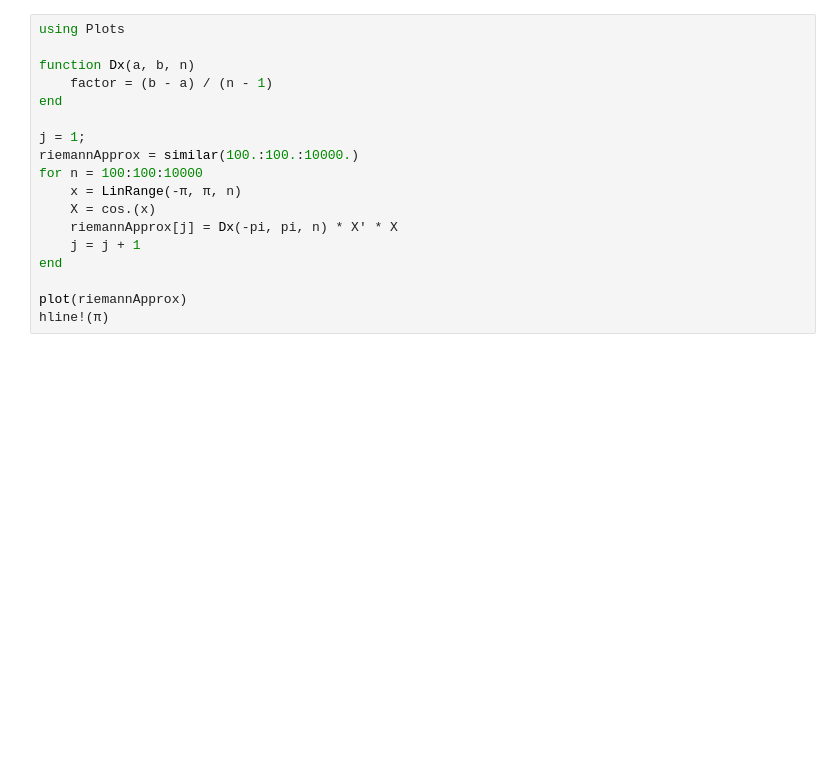
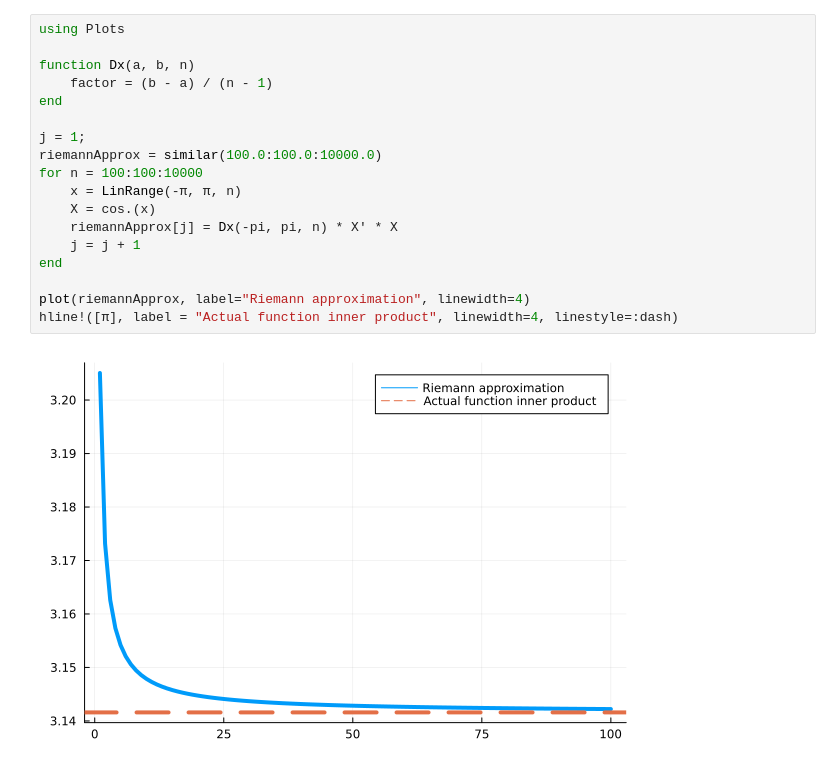
Before and after one commit to fmenol/data_driven_engineering, a Jupyter notebook: Chapter_2/Ch2_part_01.ipynb, the cells around one changed output. Saved outputs shown, nothing was run; the diff lists cells and outputs as text; blank space fills up the shorter version.

Commit message:
Convergence of Riemann approximation refined.

```diff
--- a/Chapter_2/Ch2_part_01.ipynb
+++ b/Chapter_2/Ch2_part_01.ipynb
@@ -30,18 +30,20 @@ which is the Riemann approximation of the continuous function inner product, in
 # %%
 using Plots
 
 function Dx(a, b, n)
     factor = (b - a) / (n - 1)
 end
 
 j = 1;
-riemannApprox = similar(100.:100.:10000.)
+riemannApprox = similar(100.0:100.0:10000.0)
 for n = 100:100:10000
     x = LinRange(-π, π, n)
     X = cos.(x)
     riemannApprox[j] = Dx(-pi, pi, n) * X' * X
     j = j + 1
 end
 
-plot(riemannApprox)
-hline!(π)
+plot(riemannApprox, label="Riemann approximation", linewidth=4)
+hline!([π], label = "Actual function inner product", linewidth=4, linestyle=:dash)
+# %% [output]
+[figure, added]
```
